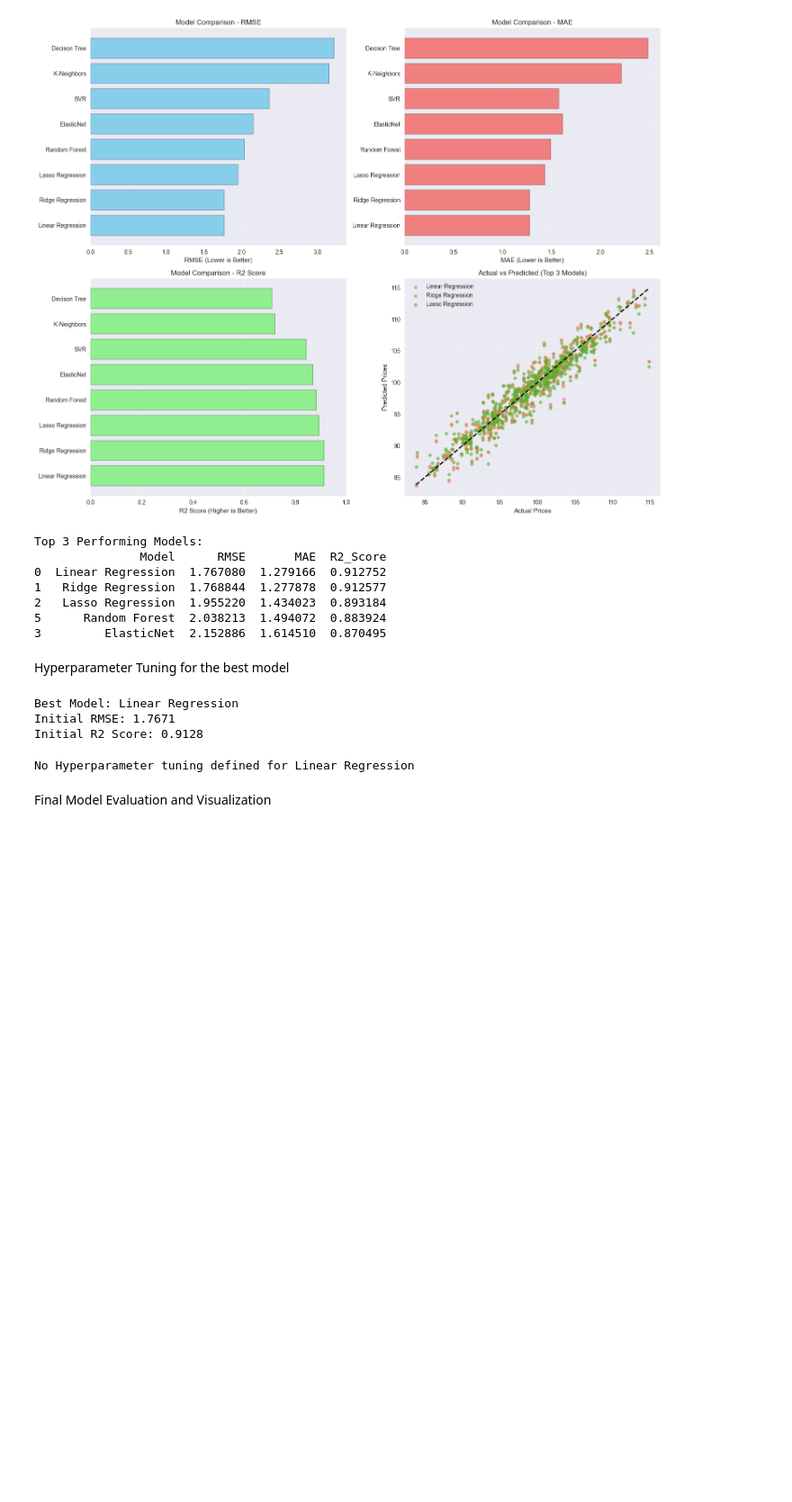
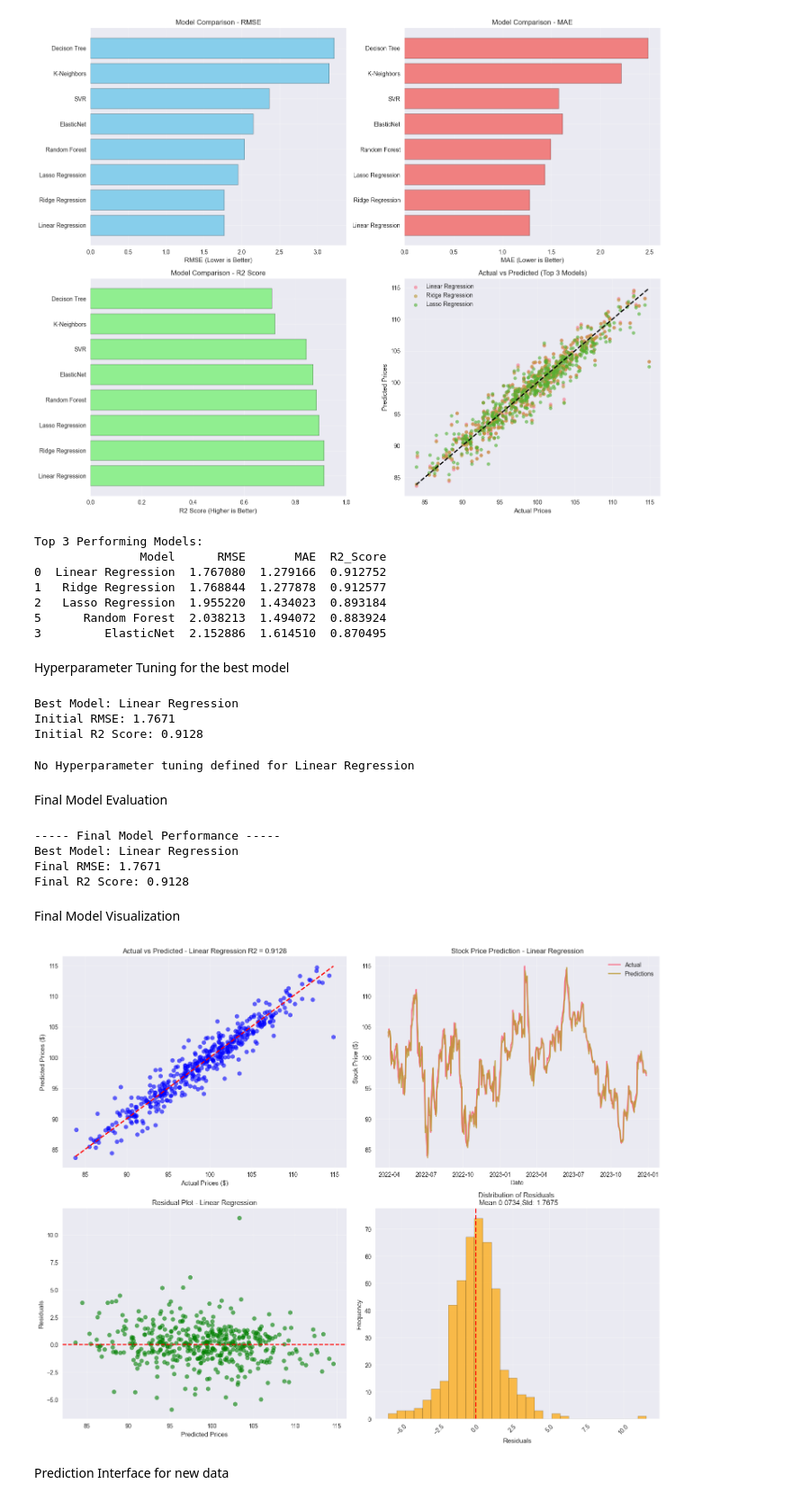
Before and after one commit to charlesakinnurun/audi-stock, a Jupyter notebook: model.ipynb, the cells around one changed output. Shown: that part at 90% size. Saved outputs shown, nothing was run; the diff lists cells and outputs as text; code cells hidden in the pictures; blank space fills up the shorter version.

```diff
--- a/model.ipynb
+++ b/model.ipynb
@@ -558,4 +558,72 @@ else:
 # %% [output]
 No Hyperparameter tuning defined for Linear Regression
 # %% [markdown]
-Final Model Evaluation and Visualization
+Final Model Evaluation
+# %%
+# Make final predictions with the best (possibly tuned) model
+if best_model_name in ["Linear Regression","Ridge Regression","Lasso Regression","ElasticNet","SVR","K-Neighbors"]:
+    X_te_final = X_test_scaled
+else:
+    X_te_final = X_test
+
+final_predictions = best_model.predict(X_te_final)
+# %%
+# Calculate final metrics
+final_rmse = np.sqrt(mean_squared_error(y_test,final_predictions))
+final_r2 = r2_score(y_test,final_predictions)
+
+print("----- Final Model Performance -----")
+print(f"Best Model: {best_model_name}")
+print(f"Final RMSE: {final_rmse:.4f}")
+print(f"Final R2 Score: {final_r2:.4f}")
+# %% [output]
+----- Final Model Performance -----
+Best Model: Linear Regression
+Final RMSE: 1.7671
+Final R2 Score: 0.9128
+# %% [markdown]
+Final Model Visualization
+# %%
+# Create comprehensive visualization of final results
+fig,axes = plt.subplots(2,2,figsize=(15,12))
+
+# Plot the Actual vs Predicted Prices
+axes[0,0].scatter(y_test,final_predictions,alpha=0.6,color="blue")
+axes[0,0].plot([y_test.min(),y_test.max()],[y_test.min(),y_test.max()],"r--",lw=2)
+axes[0,0].set_xlabel("Actual Prices ($)")
+axes[0,0].set_ylabel("Predicted Prices ($)")
+axes[0,0].set_title(f"Actual vs Predicted - {best_model_name} R2 = {final_r2:.4f}")
+axes[0,0].grid(True,alpha=0.3)
+
+# Plot the time series of Actual vs Predicted
+test_dates = featured_data.index[-len(y_test):]
+axes[0,1].plot(test_dates,y_test.values,label="Actual",linewidth=2)
+axes[0,1].plot(test_dates,final_predictions,label="Predictions",linewidth=2,alpha=0.8)
+axes[0,1].set_xlabel("Date")
+axes[0,1].set_ylabel("Stock Price ($)")
+axes[0,1].set_title(f"Stock Price Prediction - {best_model_name}")
+axes[0,1].legend()
+axes[0,1].grid(True,alpha=0.3)
+plt.xticks(rotation=45)
+
+# Plot the Residuals
+residuals = y_test - final_predictions
+axes[1,0].scatter(final_predictions,residuals,alpha=0.6,color="green")
+axes[1,0].axhline(y=0,color="red",linestyle="--")
+axes[1,0].set_xlabel("Predicted Prices")
+axes[1,0].set_ylabel("Residuals")
+axes[1,0].set_title(f"Residual Plot - {best_model_name}")
+axes[1,0].grid(True,alpha=0.3)
+
+# Plot the Distribution of Residuals
+axes[1,1].hist(residuals,bins=30,color="orange",alpha=0.7,edgecolor="black")
+axes[1,1].axvline(x=0,color="red",linestyle="--",linewidth=2)
+axes[1,1].set_xlabel("Residuals")
+axes[1,1].set_ylabel("Frequency")
+axes[1,1].set_title(f"Distribution of Residuals \n Mean {residuals.mean():.4f},Std: {residuals.std():.4f}")
+axes[1,1].grid(True,alpha=0.3)
+
+plt.tight_layout()
+plt.show()
+# %% [output]
+[figure, added]
@@ -561,0 +646,2 @@ Final Model Evaluation and Visualization
+# %% [markdown]
+Prediction Interface for new data
```
Also changed, not shown: parts of 5 cells of this notebook, 1 other file.
